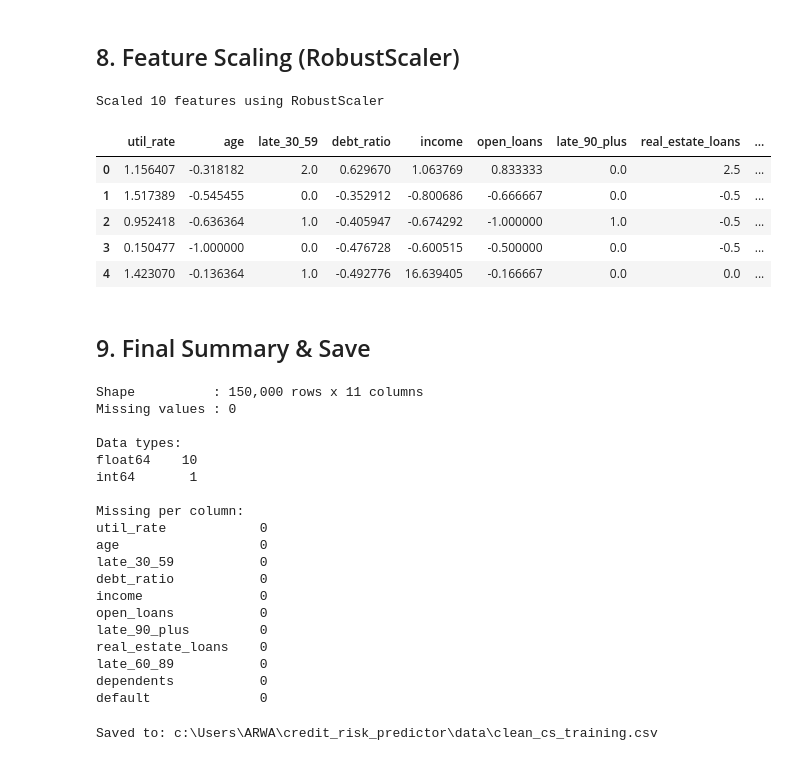
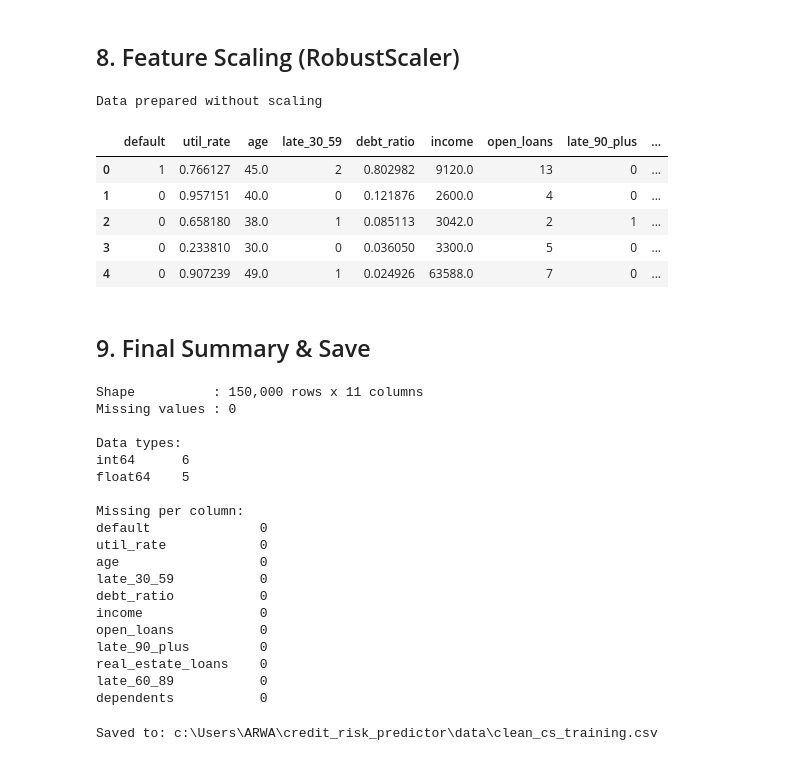
Before and after one commit to Ahmed-Abdelrazek2/Credit-risk-prediction, a Jupyter notebook: notebooks/data_prep.ipynb, the cells around one changed output. Drawn from its saved outputs; the diff is of its cells as text; code cells hidden in the pictures.

Commit message:
without scalling

```diff
--- a/notebooks/data_prep.ipynb
+++ b/notebooks/data_prep.ipynb
@@ -210,25 +209,19 @@ else:
 No categorical columns found.
 # %% [markdown]
 ## 8. Feature Scaling (RobustScaler)
-# %%
-X = df.drop(columns=['default'])
-y = df['default']
-
-scaler = RobustScaler()
-X_scaled = pd.DataFrame(scaler.fit_transform(X), columns=X.columns)
-
-df_clean = pd.concat([X_scaled, y.reset_index(drop=True)], axis=1)
-
-print(f'Scaled {X.shape[1]} features using RobustScaler')
-df_clean.head()
-# %% [output]
-Scaled 10 features using RobustScaler
-|  | util_rate | age | late_30_59 | debt_ratio | income | open_loans | late_90_plus | real_estate_loans | ... |
-| 0 | 1.156407 | -0.318182 | 2.0 | 0.629670 | 1.063769 | 0.833333 | 0.0 | 2.5 | ... |
-| 1 | 1.517389 | -0.545455 | 0.0 | -0.352912 | -0.800686 | -0.666667 | 0.0 | -0.5 | ... |
-| 2 | 0.952418 | -0.636364 | 1.0 | -0.405947 | -0.674292 | -1.000000 | 1.0 | -0.5 | ... |
-| 3 | 0.150477 | -1.000000 | 0.0 | -0.476728 | -0.600515 | -0.500000 | 0.0 | -0.5 | ... |
-| 4 | 1.423070 | -0.136364 | 1.0 | -0.492776 | 16.639405 | -0.166667 | 0.0 | 0.0 | ... |
+# %%
+df_clean = df.copy()
+
+print('Data prepared without scaling')
+df_clean.head()
+# %% [output]
+Data prepared without scaling
+|  | default | util_rate | age | late_30_59 | debt_ratio | income | open_loans | late_90_plus | ... |
+| 0 | 1 | 0.766127 | 45.0 | 2 | 0.802982 | 9120.0 | 13 | 0 | ... |
+| 1 | 0 | 0.957151 | 40.0 | 0 | 0.121876 | 2600.0 | 4 | 0 | ... |
+| 2 | 0 | 0.658180 | 38.0 | 1 | 0.085113 | 3042.0 | 2 | 1 | ... |
+| 3 | 0 | 0.233810 | 30.0 | 0 | 0.036050 | 3300.0 | 5 | 0 | ... |
+| 4 | 0 | 0.907239 | 49.0 | 1 | 0.024926 | 63588.0 | 7 | 0 | ... |
 # %% [markdown]
 ## 9. Final Summary & Save
 # %%
@@ -243,10 +236,11 @@ Shape          : 150,000 rows x 11 columns
 Missing values : 0
 
 Data types:
-float64    10
-int64       1
+int64      6
+float64    5
 
 Missing per column:
+default              0
 util_rate            0
 age                  0
 late_30_59           0
@@ -257,7 +251,6 @@ late_90_plus         0
 real_estate_loans    0
 late_60_89           0
 dependents           0
-default              0
 # %%
 out_path = os.path.abspath(os.path.join('..', 'data', 'clean_cs_training.csv'))
 df_clean.to_csv(out_path, index=False)
```
Also changed, not shown: parts of 1 cell of this notebook, 3 other files.
